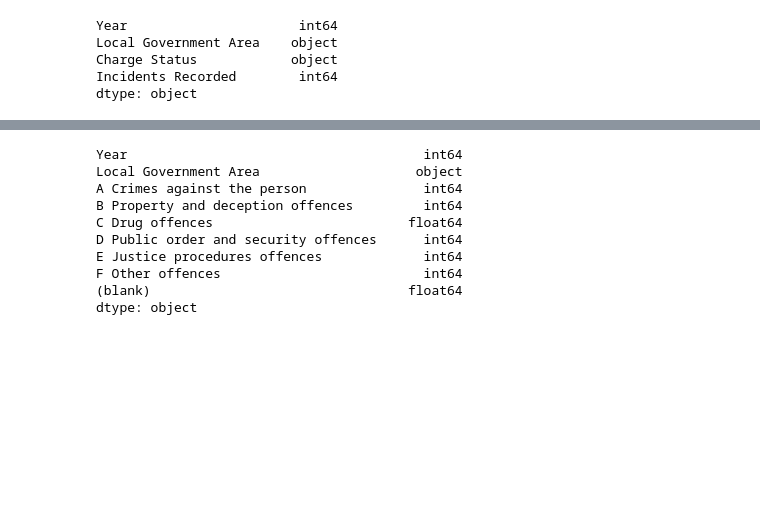
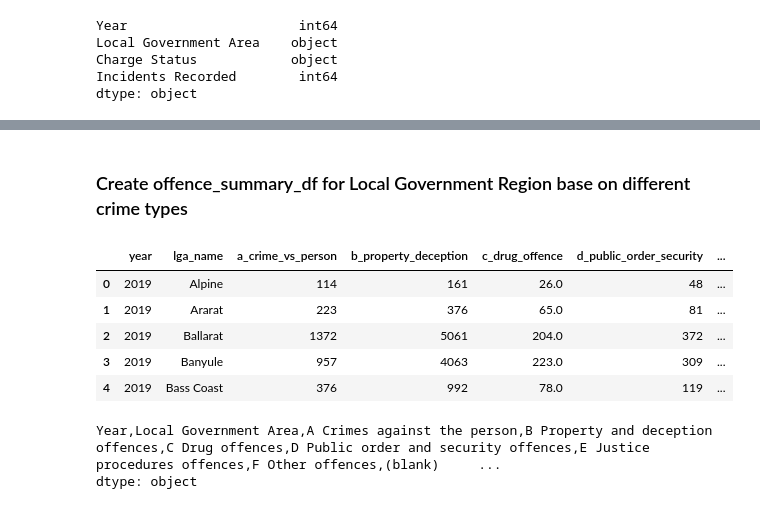
Before and after one commit to pt3Project/Project3, a Jupyter notebook: crime_data.ipynb, the cells around one changed output, grey strips where cells are left out. Cells and saved outputs as stored; diff of their text form; code cells hidden in the pictures; blank space fills up the shorter version.

```diff
--- a/crime_data.ipynb
+++ b/crime_data.ipynb
@@ -178,13 +184,17 @@ offence_division_summary_df.head()
+# %% [markdown]
+### Create offence_summary_df for Local Government Region base on different crime types
+# %%
+offence_summary_df = df_list[5]
+offence_summary_df.head()
+# %% [output]
+|  | year | lga_name | a_crime_vs_person | b_property_deception | c_drug_offence | d_public_order_security | ... |
+| 0 | 2019 | Alpine | 114 | 161 | 26.0 | 48 | ... |
+| 1 | 2019 | Ararat | 223 | 376 | 65.0 | 81 | ... |
+| 2 | 2019 | Ballarat | 1372 | 5061 | 204.0 | 372 | ... |
+| 3 | 2019 | Banyule | 957 | 4063 | 223.0 | 309 | ... |
+| 4 | 2019 | Bass Coast | 376 | 992 | 78.0 | 119 | ... |
 # %%
-offence_division_summary_df.dtypes
+offence_summary_df.dtypes
 # %% [output]
-Year                                      int64
-Local Government Area                    object
-A Crimes against the person               int64
-B Property and deception offences         int64
-C Drug offences                         float64
-D Public order and security offences      int64
-E Justice procedures offences             int64
-F Other offences                          int64
-(blank)                                 float64
+Year,Local Government Area,A Crimes against the person,B Property and deception offences,C Drug offences,D Public order and security offences,E Justice procedures offences,F Other offences,(blank)     ...
 dtype: object
```
Also changed, not shown: parts of 44 cells of this notebook.
